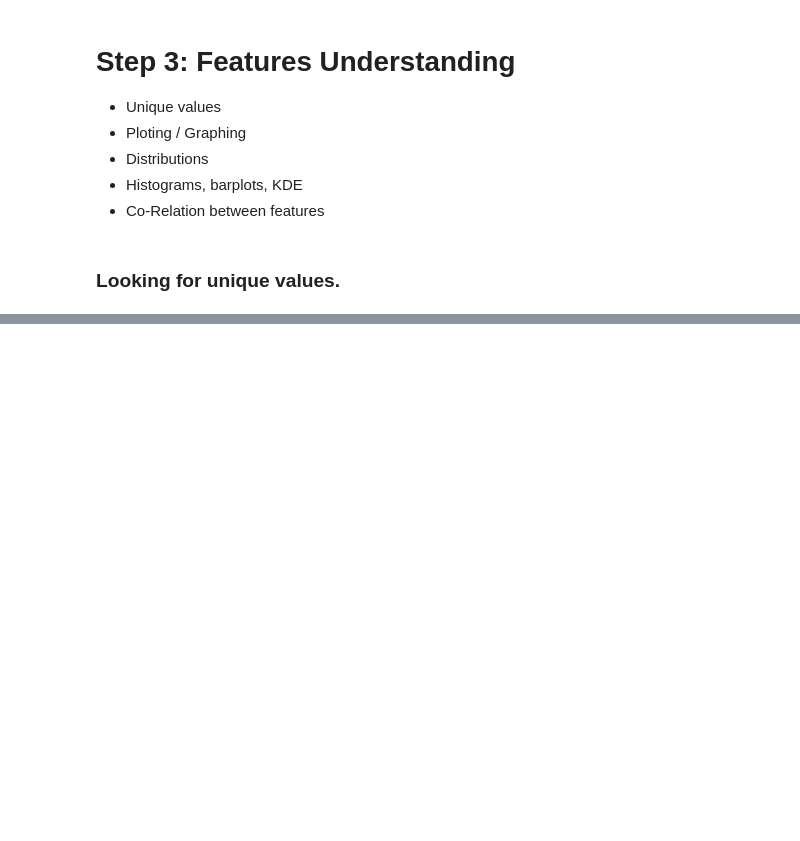
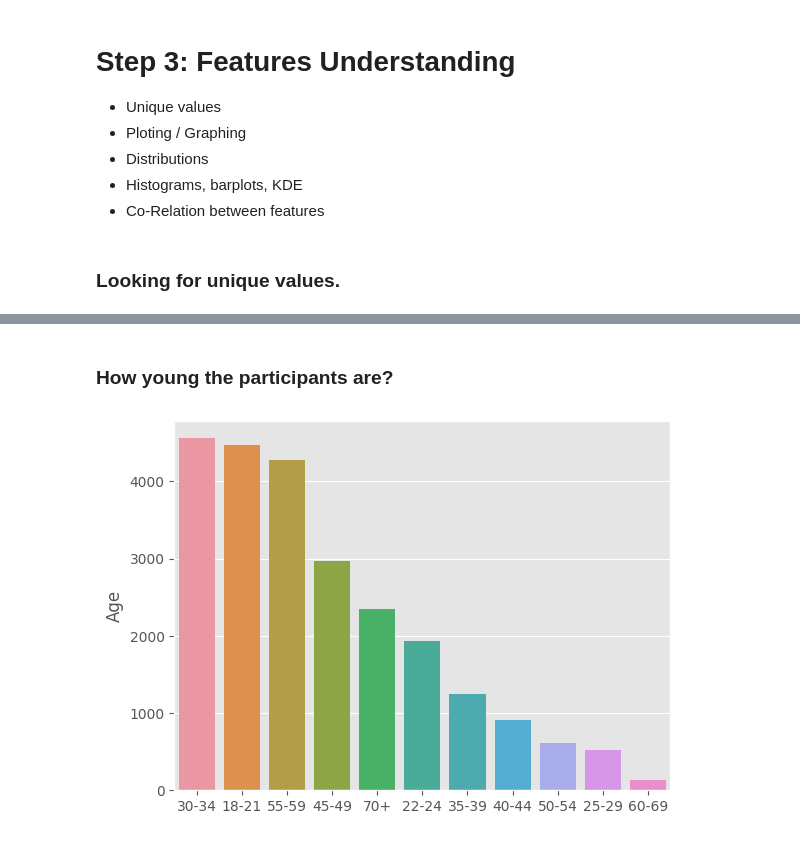
Before and after one commit to KushagraChaturvedi/EDA-Sentiment-Analysis, a Jupyter notebook: DataScience-Survey/EDA_DataScienceSurvey.ipynb, the cells around one changed output, grey strips where cells are left out. Drawn from its saved outputs; the diff is of its cells as text; code cells hidden in the pictures; blank space fills up the shorter version.

```diff
--- a/DataScience-Survey/EDA_DataScienceSurvey.ipynb
+++ b/DataScience-Survey/EDA_DataScienceSurvey.ipynb
@@ -282,0 +302,7 @@ Country : ['India' 'Algeria' 'Egypt' 'France' 'Germany' 'Australia' 'Other'
+# %% [markdown]
+### How young the participants are?
+# %%
+sns.barplot(x=df.Age.unique(), y=df.Age.value_counts())
+plt.show()
+# %% [output]
+[figure, added]
```
Also changed, not shown: parts of 12 cells of this notebook.
